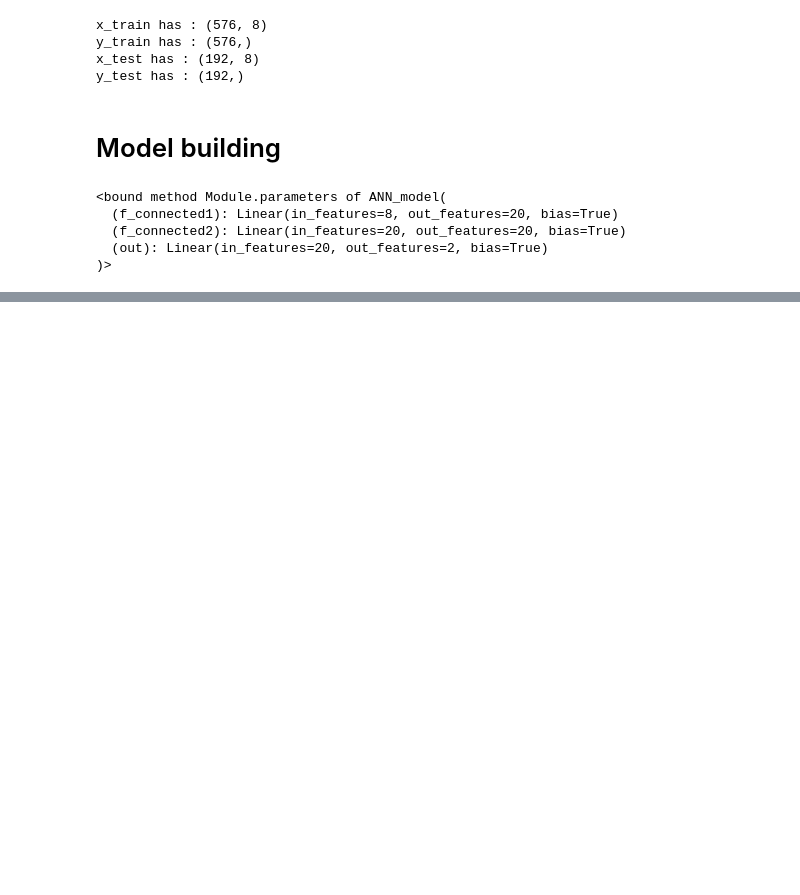
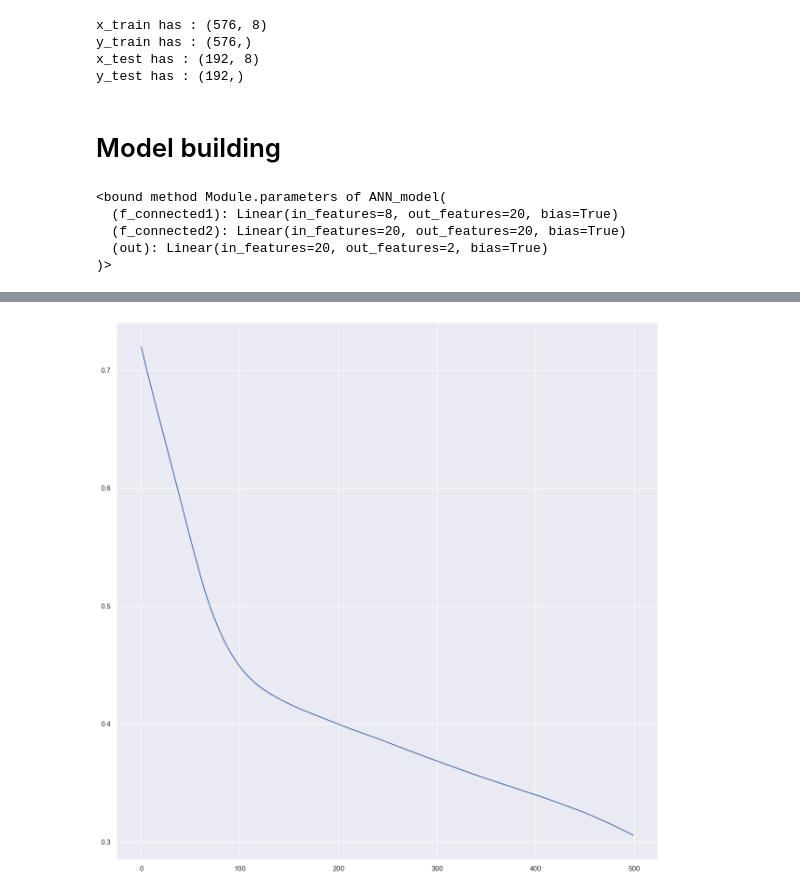
Before and after one commit to pinilDissanayaka/Pima-Indians-Diabetes-Prediction, a Jupyter notebook: Notebook/Prediction.ipynb, the cells around one changed output, grey strips where cells are left out. Saved outputs shown, nothing was run; the diff lists cells and outputs as text; code cells hidden in the pictures; blank space fills up the shorter version.

```diff
--- a/Notebook/Prediction.ipynb
+++ b/Notebook/Prediction.ipynb
@@ -200,3 +201,6 @@ y has : (768,)
 Name: Outcome, dtype: int64
 # %%
 x_train, x_test, y_train, y_test = train_test_split(x, y, random_state = 45, shuffle = True, train_size = 0.75)
+# %%
+sc = StandardScaler()
+sc.fit(x_train)
@@ -203,3 +209,6 @@ x_train, x_test, y_train, y_test = train_test_split(x, y, random_state = 45, shu
+# %%
+x_train = sc.transform(x_train)
+x_test = sc.transform(x_test)
 # %%
 print(f"x_train has : {x_train.shape}")
 print(f"y_train has : {y_train.shape}")
@@ -211,9 +220,9 @@ y_train has : (576,)
 x_test has : (192, 8)
 y_test has : (192,)
 # %%
-x_train = torch.FloatTensor(x_train.values)
+x_train = torch.FloatTensor(x_train)
 y_train = torch.LongTensor(y_train.values)
-x_test = torch.FloatTensor(x_test.values)
+x_test = torch.FloatTensor(x_test)
 y_test = torch.LongTensor(y_test.values)
 # %% [markdown]
 # Model building
@@ -280,0 +290,11 @@ Epochs number : 491 and the loss : 0.14478376507759094
+# %%
+final_loses_list = []
+for i in range (len(final_loses)):
+    final_loses_list.append(final_loses[i].detach().numpy())
+# %%
+sns.set()
+plt.figure(figsize = (15, 15))
+plt.plot(final_loses_list)
+plt.show()
+# %% [output]
+[figure, added]
```
Also changed, not shown: parts of 3 cells of this notebook.
